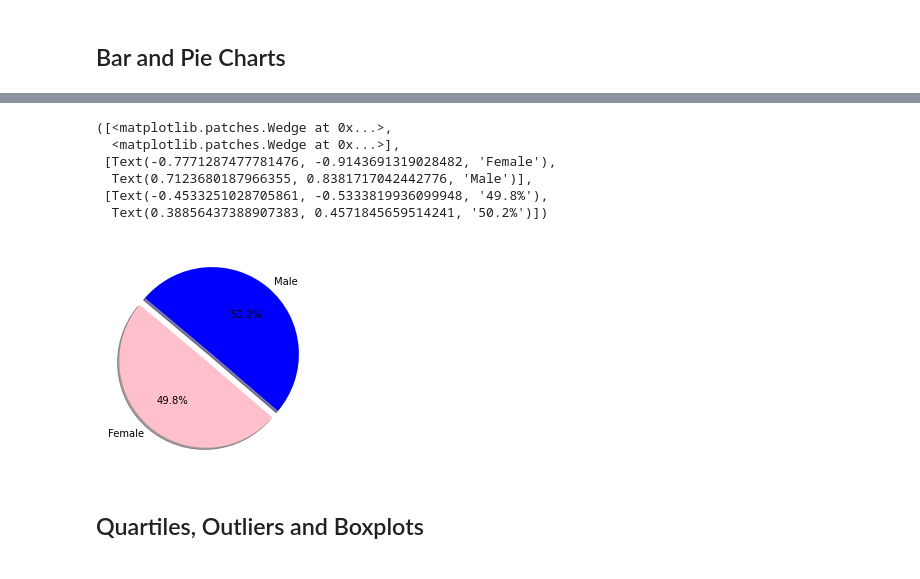
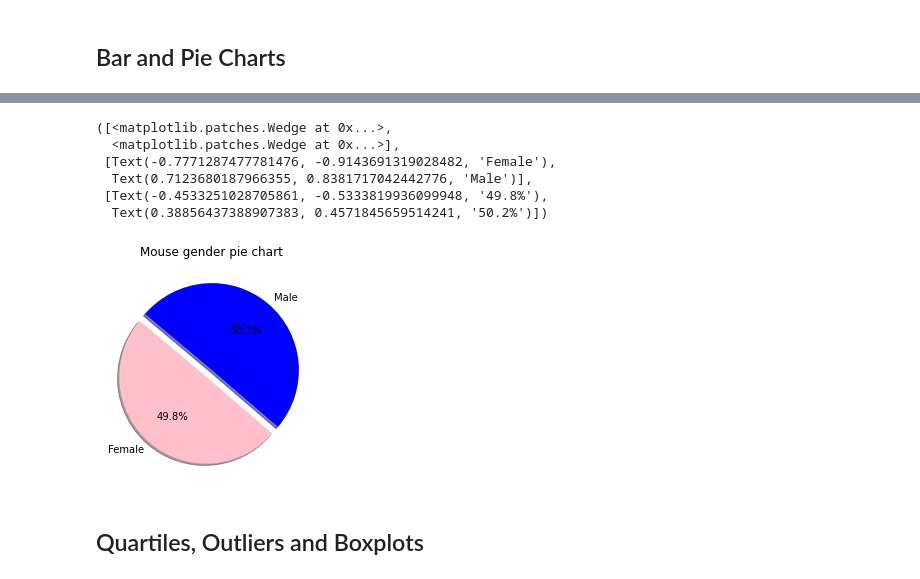
Before and after one commit to SaradhaRam/matplotlib-challenge, a Jupyter notebook: pymaceuticals_starter.ipynb, the cells around one changed output, grey strips where cells are left out. Drawn from its saved outputs; the diff is of its cells as text; code cells hidden in the pictures.

```diff
--- a/pymaceuticals_starter.ipynb
+++ b/pymaceuticals_starter.ipynb
@@ -255,20 +259,21 @@ gender_mouse_data_pandas_pie = gender_mouse_data.plot(kind='pie', explode=explod
 # %%
 # Generate a pie plot showing the distribution of female versus male mice using pyplot
 # The colors of each section of the pie chart
 colors = ["pink", "blue"]
 explodes = (0.1, 0)
 labels = gender_mouse_data.keys()
 sizes = gender_mouse_data.values
+plt.title("Mouse gender pie chart")
 plt.pie(sizes, explode=explodes, labels=labels, colors=colors,
         autopct="%1.1f%%", shadow=True, startangle=140)
 # %% [output]
 ([<matplotlib.patches.Wedge at 0x...>,
   <matplotlib.patches.Wedge at 0x...>],
  [Text(-0.7771287477781476, -0.9143691319028482, 'Female'),
   Text(0.7123680187966355, 0.8381717042442776, 'Male')],
  [Text(-0.4533251028705861, -0.5333819936099948, '49.8%'),
   Text(0.38856437388907383, 0.4571845659514241, '50.2%')])
-[figure, old version]
+[figure, new version]
 # %% [markdown]
 ## Quartiles, Outliers and Boxplots
 # %%
```
Also changed, not shown: parts of 7 cells of this notebook.
